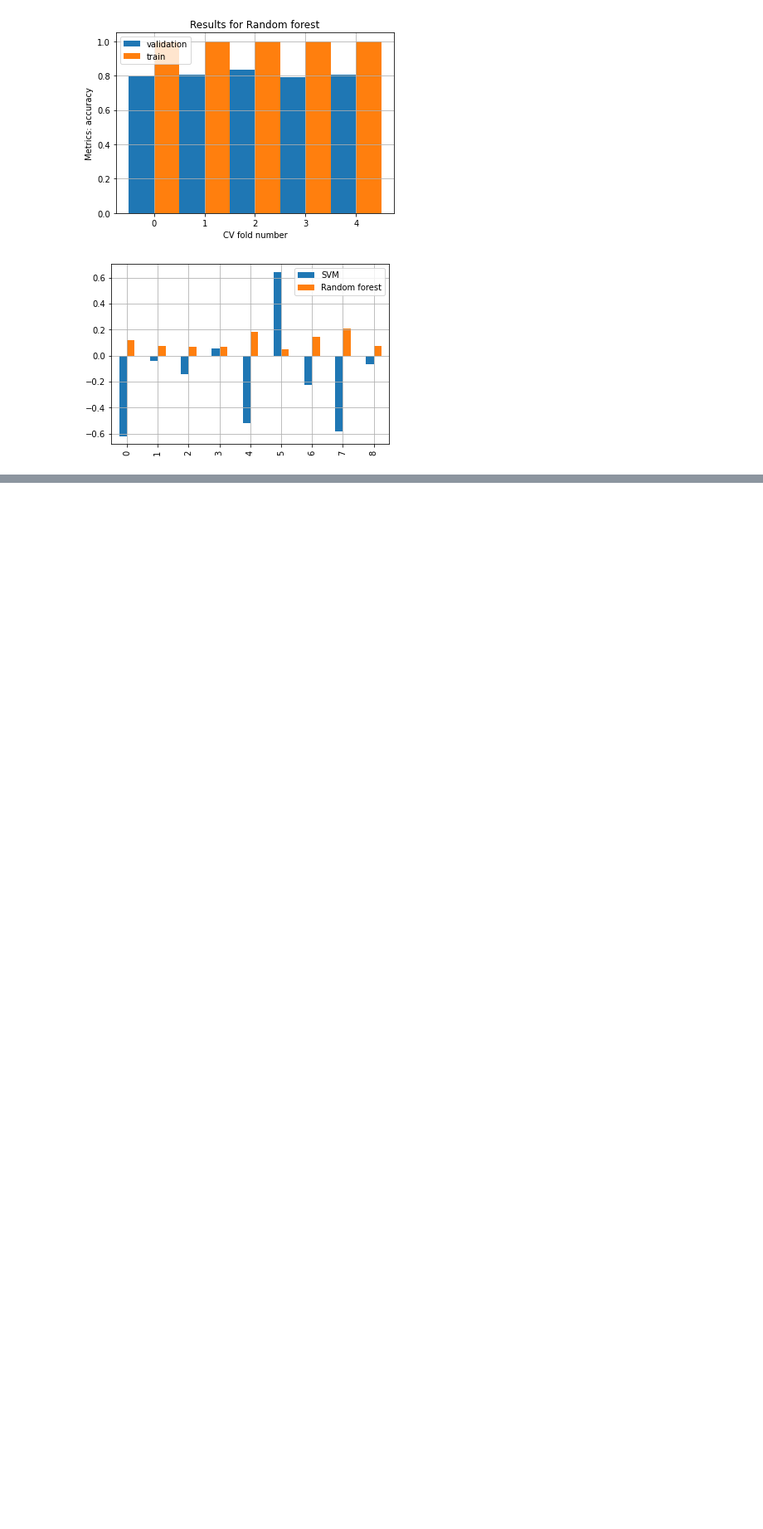
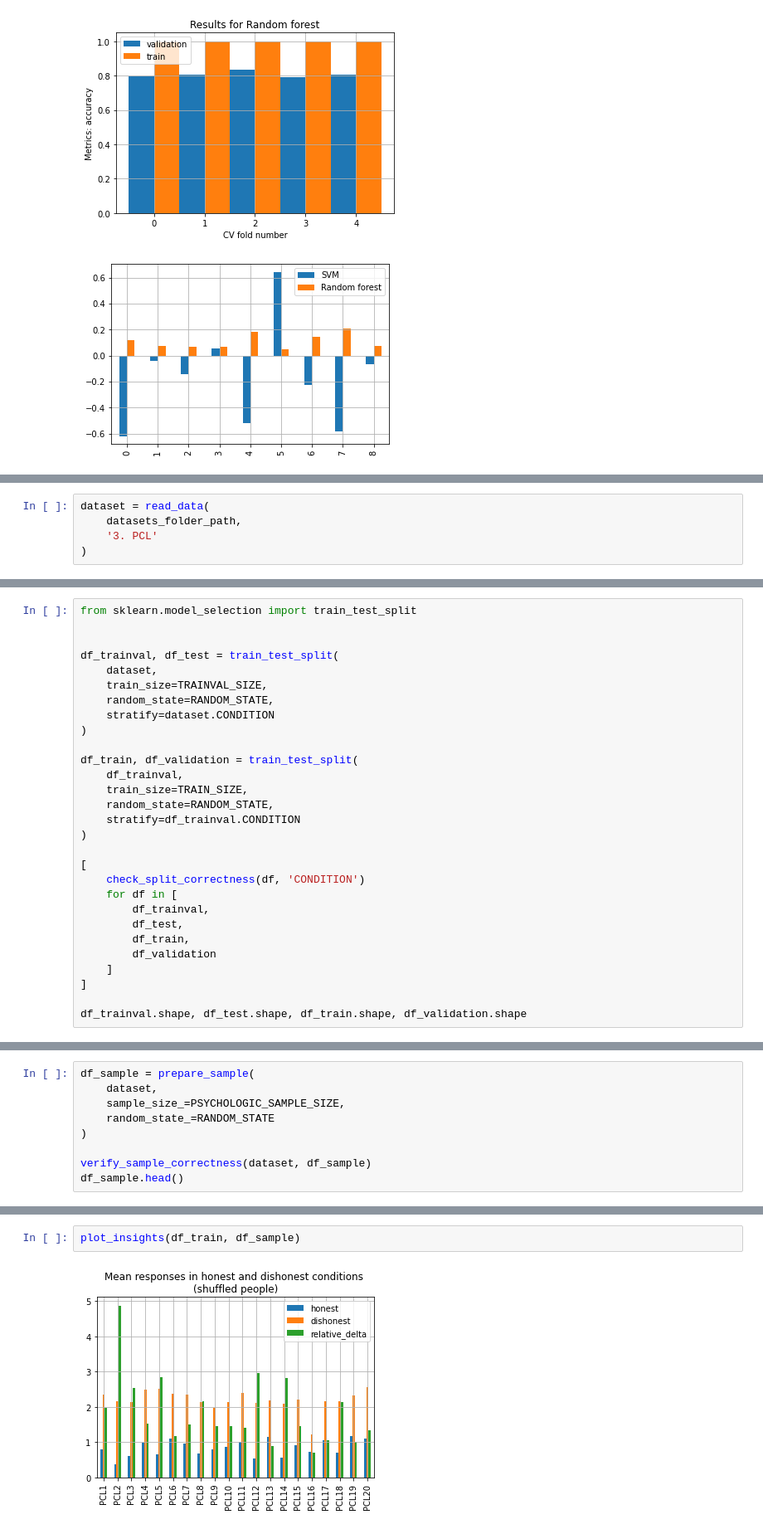
Before and after one commit to PashaIanko/Robust-Feature-Selection, a Jupyter notebook: main.ipynb, the cells around one changed output, grey strips where cells are left out. Shown at 83% size. Cells and saved outputs as stored; diff of their text form; blank space fills up the shorter version.

```diff
--- a/main.ipynb
+++ b/main.ipynb
@@ -2279,0 +2385,5 @@ Random forest                0.997424        0.00128826                  0.80666
+# %%
+dataset = read_data(
+    datasets_folder_path,
+    '3. PCL'
+)
@@ -2279,0 +2408,29 @@ Random forest                0.997424        0.00128826                  0.80666
+# %%
+from sklearn.model_selection import train_test_split
+
+
+df_trainval, df_test = train_test_split(
+    dataset,
+    train_size=TRAINVAL_SIZE,
+    random_state=RANDOM_STATE,
+    stratify=dataset.CONDITION
+)
+
+df_train, df_validation = train_test_split(
+    df_trainval,
+    train_size=TRAIN_SIZE,
+    random_state=RANDOM_STATE,
+    stratify=df_trainval.CONDITION
+)
+
+[
+    check_split_correctness(df, 'CONDITION')
+    for df in [
+        df_trainval,
+        df_test,
+        df_train,
+        df_validation
+    ]
+]
+
+df_trainval.shape, df_test.shape, df_train.shape, df_validation.shape
@@ -2279,0 +2439,9 @@ Random forest                0.997424        0.00128826                  0.80666
+# %%
+df_sample = prepare_sample(
+    dataset,
+    sample_size_=PSYCHOLOGIC_SAMPLE_SIZE,
+    random_state_=RANDOM_STATE
+)
+
+verify_sample_correctness(dataset, df_sample)
+df_sample.head()
@@ -2279,0 +2458,4 @@ Random forest                0.997424        0.00128826                  0.80666
+# %%
+plot_insights(df_train, df_sample)
+# %% [output]
+[figure, added]
```
Also changed, not shown: parts of 47 cells of this notebook, 1 other file.
